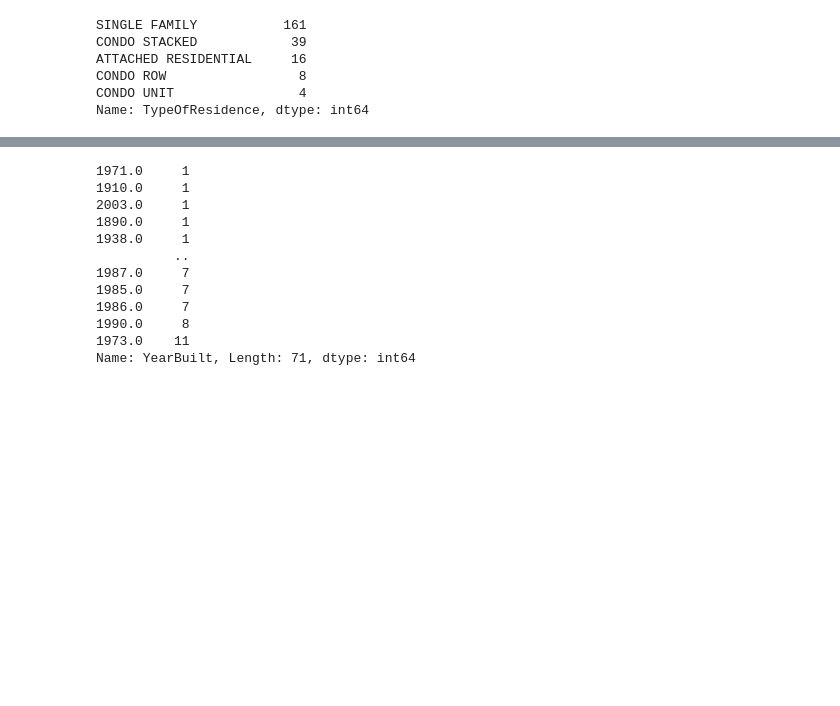
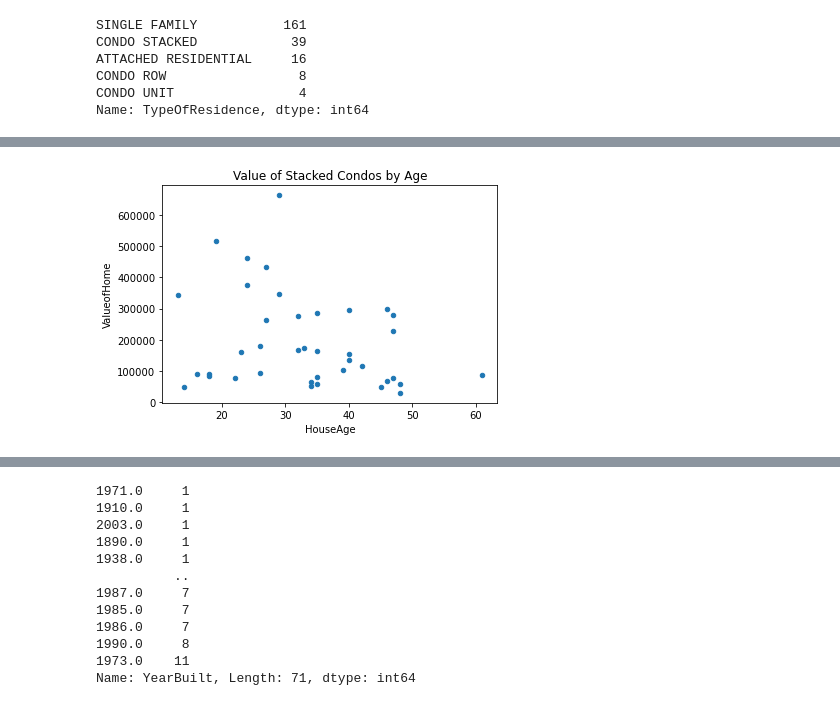
Before and after one commit to ajwu100/GROUP-9-PROJECT-1, a Jupyter notebook: house_attributes.ipynb, the cells around one changed output, grey strips where cells are left out. Saved outputs shown, nothing was run; the diff lists cells and outputs as text; code cells hidden in the pictures; blank space fills up the shorter version.

```diff
--- a/house_attributes.ipynb
+++ b/house_attributes.ipynb
@@ -57,0 +71,8 @@ house_type.plot(kind="bar", x="TypeOfResidence", y=house_type)
+# %%
+condo_stacked = house_df.loc[house_df["TypeOfResidence"]=="CONDO STACKED"]
+condo_stacked.plot(kind="scatter", x="HouseAge", y="ValueofHome")
+plt.title("Value of Stacked Condos by Age")
+plt.xlabel = ("Age of Home")
+plt.ylabel = ("Value")
+# %% [output]
+[figure, added]
```
Also changed, not shown: parts of 5 cells of this notebook, 1 other file.
